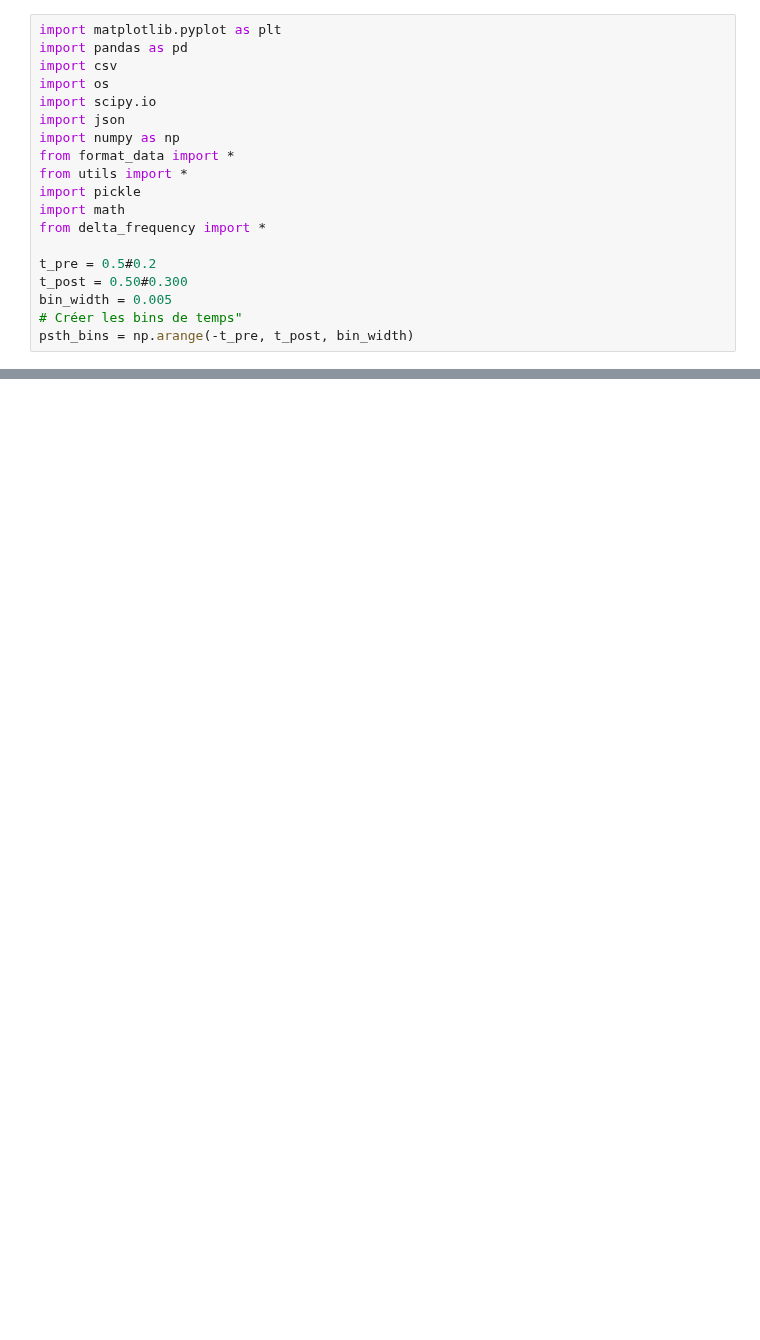
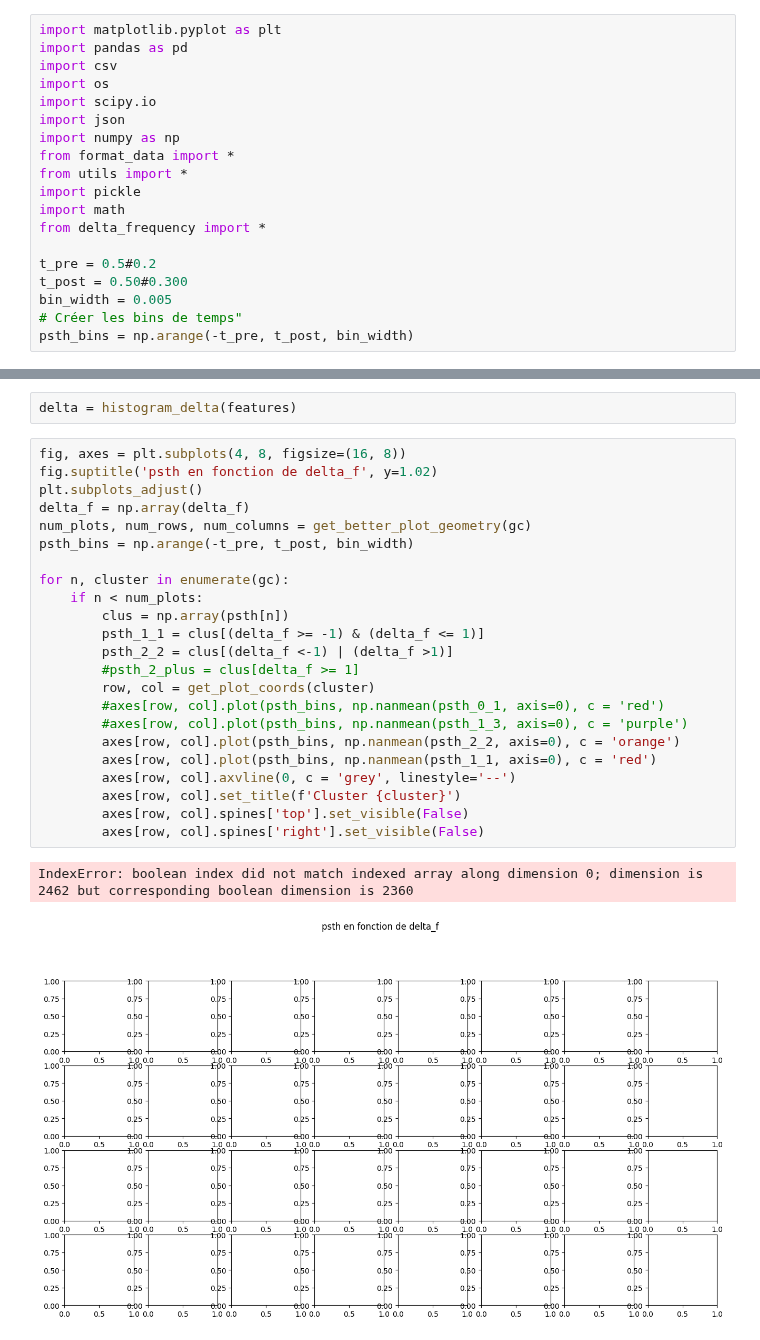
Before and after one commit to felicielevinton/analysebingobike, a Jupyter notebook: mock_analysis.ipynb, the cells around one changed output, grey strips where cells are left out. Drawn from its saved outputs; the diff is of its cells as text; blank space fills up the shorter version.

```diff
--- a/mock_analysis.ipynb
+++ b/mock_analysis.ipynb
@@ -27,0 +105,28 @@ gc = np.load(path+'headstage_0/good_clusters.npy', allow_pickle=True)
+# %%
+delta = histogram_delta(features)
+# %%
+fig, axes = plt.subplots(4, 8, figsize=(16, 8))
+fig.suptitle('psth en fonction de delta_f', y=1.02)
+plt.subplots_adjust()
+delta_f = np.array(delta_f)
+num_plots, num_rows, num_columns = get_better_plot_geometry(gc)
+psth_bins = np.arange(-t_pre, t_post, bin_width)
+
+for n, cluster in enumerate(gc):
+    if n < num_plots:
+        clus = np.array(psth[n])
+        psth_1_1 = clus[(delta_f >= -1) & (delta_f <= 1)]
+        psth_2_2 = clus[(delta_f <-1) | (delta_f >1)]
+        #psth_2_plus = clus[delta_f >= 1]
+        row, col = get_plot_coords(cluster)
+        #axes[row, col].plot(psth_bins, np.nanmean(psth_0_1, axis=0), c = 'red')
+        #axes[row, col].plot(psth_bins, np.nanmean(psth_1_3, axis=0), c = 'purple')
+        axes[row, col].plot(psth_bins, np.nanmean(psth_2_2, axis=0), c = 'orange')
+        axes[row, col].plot(psth_bins, np.nanmean(psth_1_1, axis=0), c = 'red')
+        axes[row, col].axvline(0, c = 'grey', linestyle='--')
+        axes[row, col].set_title(f'Cluster {cluster}')
+        axes[row, col].spines['top'].set_visible(False)
+        axes[row, col].spines['right'].set_visible(False)
+# %% [output]
+IndexError: boolean index did not match indexed array along dimension 0; dimension is 2462 but corresponding boolean dimension is 2360
+[figure, added]
```
Also changed, not shown: parts of 35 cells of this notebook, 8 other files.
